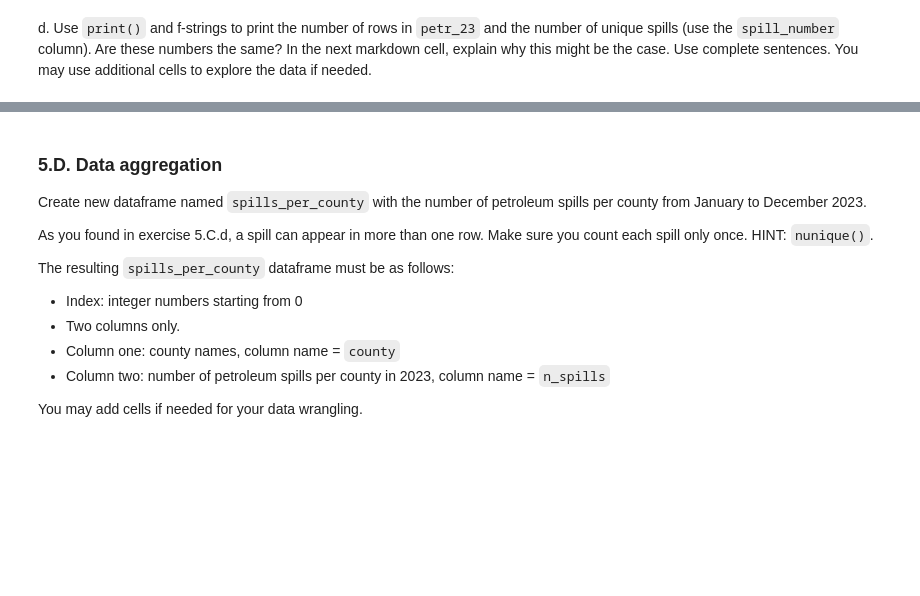
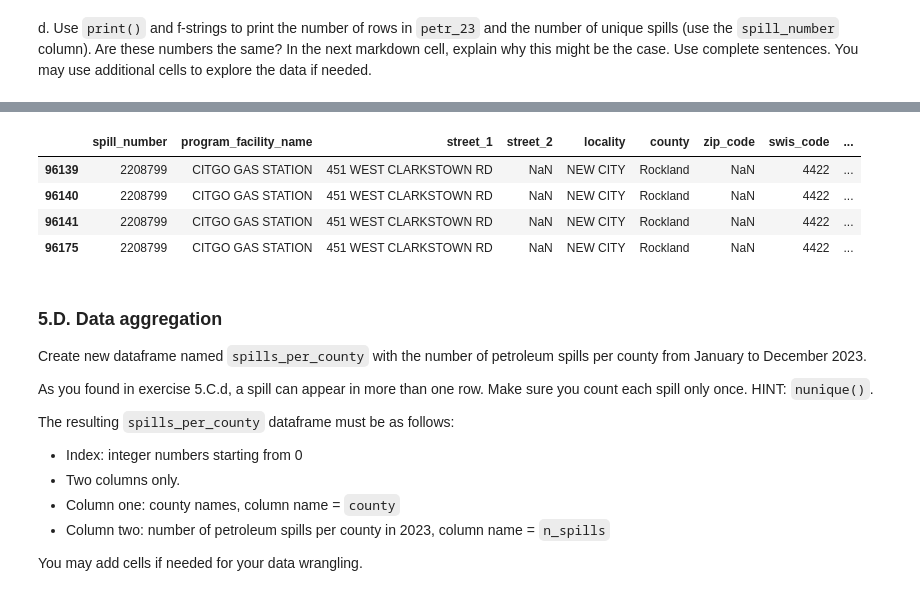
Before and after one commit to kailani-boop/eds220-hwk3, a Jupyter notebook: hwk3-task2-spills.ipynb, the cells around one changed output, grey strips where cells are left out. Cells and saved outputs as stored; diff of their text form; code cells hidden in the pictures; blank space fills up the shorter version.

```diff
--- a/hwk3-task2-spills.ipynb
+++ b/hwk3-task2-spills.ipynb
@@ -144,12 +232,23 @@ _Type your answer here, replacing this text._
 
 ### 5.B. Cleaning
 a. Simplify column names as needed.
+# %%
+# Simplifying columns so that they're easier to work with
+# Convert to lower case
+# Replace spaces with `_`
+spills.columns = spills.columns.str.lower().str.replace(' ', '_')
 # %% [markdown]
 <!-- END QUESTION -->
 
 <!-- BEGIN QUESTION -->
 
 b. Update column data types as needed.
+# %%
+# Updating the necessary columns to the correct data types
+# Convert zip code, quantity, recovered to int potentially
+# Convert date columns to a datetime
+dates = ['spill_date', 'received_date', 'close_date']
+spills[dates] = spills[dates].apply(pd.to_datetime)
 # %% [markdown]
 <!-- END QUESTION -->
 
@@ -158,6 +257,9 @@ b. Update column data types as needed.
 ### 5.C. Data selection
 
 a. Select data about petroleum spills that took place between January 1 and December 31, 2023 (including both dates). Store it in a variable named `petr_23`. The data selection should occur in a single line. You may add cells as needed.
+# %%
+# Creating a new variable of spills in 2023
+petr_23 = spills[(spills['spill_date'] >= '01/01/2023') & (spills['spill_date'] <= '12/31/2023') & (spills['material_family'] == 'Petroleum')]
 # %% [markdown]
 <!-- END QUESTION -->
 
@@ -182,3 +314,12 @@ _Type your answer here, replacing this text._
+# %%
+# Using the value counts from above, I check the rows to see what's happening
+petr_23[petr_23['spill_number'] == 2208799]
+# %% [output]
+|  | spill_number | program_facility_name | street_1 | street_2 | locality | county | zip_code | swis_code | ... |
+| 96139 | 2208799 | CITGO GAS STATION | 451 WEST CLARKSTOWN RD | NaN | NEW CITY | Rockland | NaN | 4422 | ... |
+| 96140 | 2208799 | CITGO GAS STATION | 451 WEST CLARKSTOWN RD | NaN | NEW CITY | Rockland | NaN | 4422 | ... |
+| 96141 | 2208799 | CITGO GAS STATION | 451 WEST CLARKSTOWN RD | NaN | NEW CITY | Rockland | NaN | 4422 | ... |
+| 96175 | 2208799 | CITGO GAS STATION | 451 WEST CLARKSTOWN RD | NaN | NEW CITY | Rockland | NaN | 4422 | ... |
 # %% [markdown]
 <!-- END QUESTION -->
 
```
Also changed, not shown: parts of 15 cells of this notebook.
